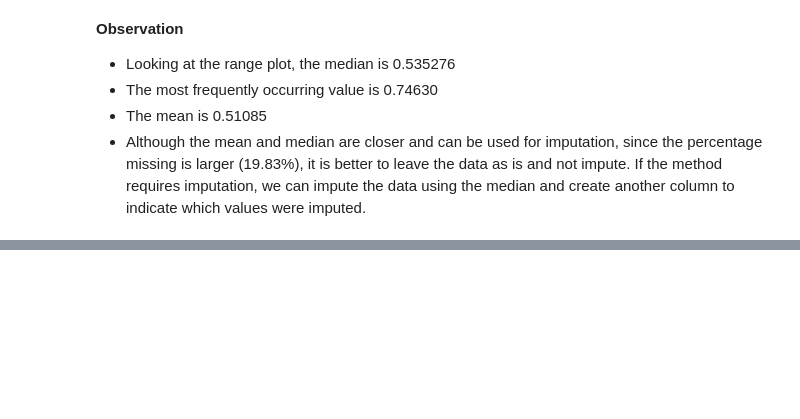
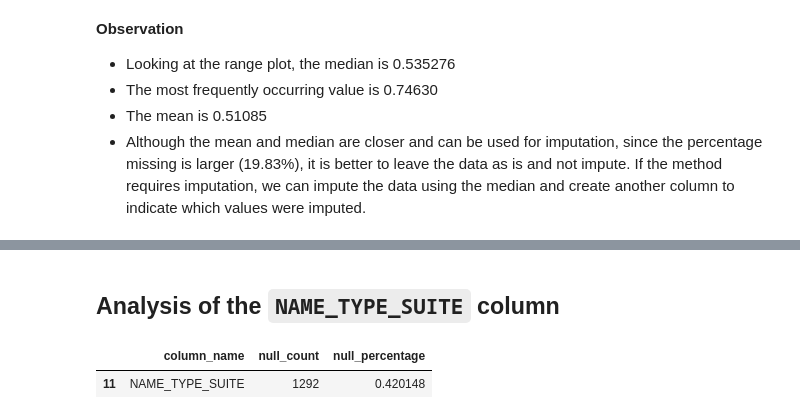
Before and after one commit to prindyn/ml_learning, a Jupyter notebook: Credit_EDA.ipynb, the cells around one changed output, grey strips where cells are left out. Saved outputs shown, nothing was run; the diff lists cells and outputs as text; code cells hidden in the pictures; blank space fills up the shorter version.

```diff
--- a/Credit_EDA.ipynb
+++ b/Credit_EDA.ipynb
@@ -410,0 +435,7 @@ np.float64(0.5108529061799658)
+# %% [markdown]
+## Analysis of the `NAME_TYPE_SUITE` column
+# %%
+null_df_under_1[null_df_under_1.column_name == 'NAME_TYPE_SUITE']
+# %% [output]
+|  | column_name | null_count | null_percentage |
+| 11 | NAME_TYPE_SUITE | 1292 | 0.420148 |
```
Also changed, not shown: parts of 27 cells of this notebook.
